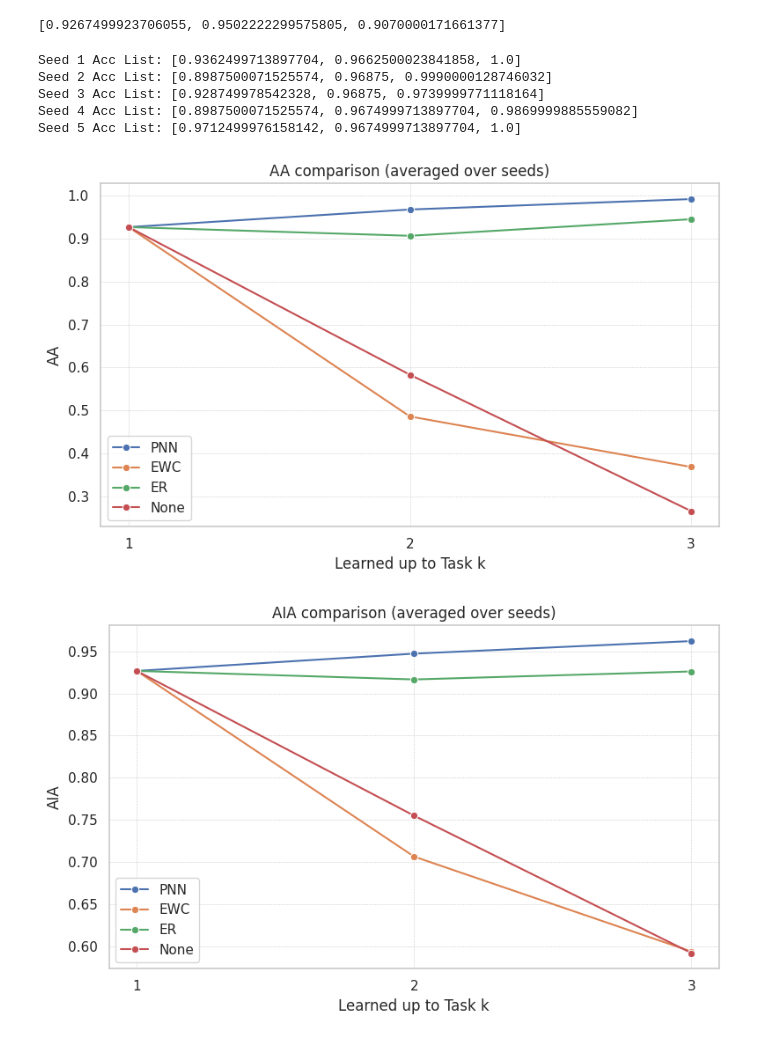
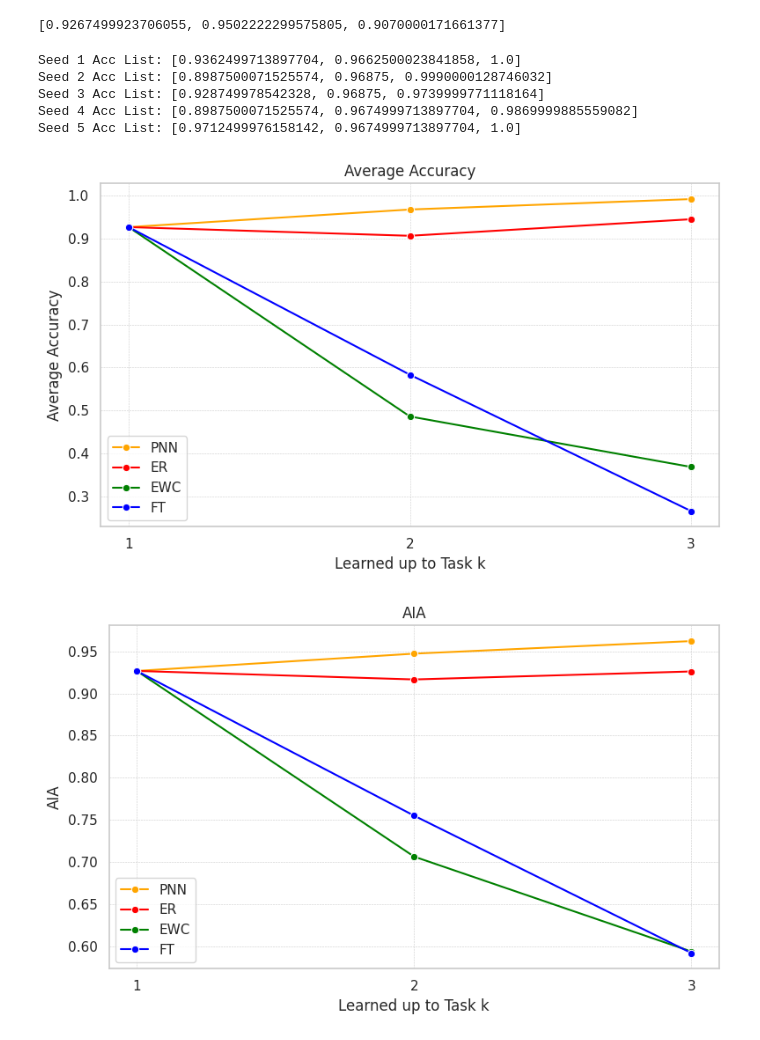
Before and after one commit to yuuharu11/liquid_time-constant_networks, a Jupyter notebook: ipynb/uci-har/cil_all.ipynb, the cells around one changed output. Cells and saved outputs as stored; diff of their text form; code cells hidden in the pictures.

Commit message:
change the title and axis name for slide

```diff
--- a/ipynb/uci-har/cil_all.ipynb
+++ b/ipynb/uci-har/cil_all.ipynb
@@ -209,7 +3,7 @@ import os
 import pandas as pd
 seeds = [1, 2, 3, 4, 5]
 num_tasks = 3
-def make_metrics_none(base_path):
+def make_metrics_fine(base_path):
     accs_per_seed = []
     overall_accs_per_seed = []
 
@@ -480,9 +274,9 @@ import seaborn as sns
 # --- CSVディレクトリパス ---
 csv_dirs = {
     "PNN": "/work/csv/uci-har/cil_each/pnn",
+    "ER": "/work/csv/uci-har/cil_each/er",
     "EWC": "/work/csv/uci-har/cil_each/ewc/lambda50000",
-    "ER": "/work/csv/uci-har/cil_each/er",
-    "None": "/work/csv/uci-har/cil_each/ncp",
+    "FT": "/work/csv/uci-har/cil_each/ncp",
 }
 joint_csv = "/work/csv/uci-har/cil_each/ncp/joint"
 
@@ -517,7 +311,7 @@ def compute_metrics(acc_matrix, joint_acc=None, overall_acc_avg=None):
     for k in range(num_tasks):
         results.append({
             'Task': k+1,
-            'AA': AA_list[k],
+            'Average Accuracy': AA_list[k],
             'AIA': AIA_list[k],
             'FM': fm_list[k],
             'IM': im_list[k],
@@ -548,7 +342,7 @@ def compute_metrics_pnn(acc_matrix, joint_acc=None, overall_acc=None):
     for k in range(num_tasks):
         results.append({
             'Task': k+1,
-            'AA': AA_list[k],
+            'Average Accuracy': AA_list[k],
             'AIA': AIA_list[k],
             'FM': fm_list[k],
             'IM': im_list[k],
@@ -558,6 +352,7 @@ def compute_metrics_pnn(acc_matrix, joint_acc=None, overall_acc=None):
 
 seeds = [1, 2, 3, 4, 5]
 num_tasks = 3
+all_metrics = {}
 # --- ディレクトリ内の全seedを読み込み & 平均化 ---
 for method, dir_path in csv_dirs.items():
     if method == "PNN":
@@ -565,37 +360,51 @@ for method, dir_path in csv_dirs.items():
     elif method == "EWC":
         make_metrics_func = make_metrics_ewc
     elif method == "ER":
         make_metrics_func = lambda p: make_metrics_er(p, 5000, 10)
-    elif method == "None":
-        make_metrics_func = make_metrics_none
+    elif method == "FT":
+        make_metrics_func = make_metrics_fine
     acc_matrix, overall_acc_avg = make_metrics_func(dir_path)
     joint_acc_avg = make_joint_metrics(joint_csv) if os.path.exists(joint_csv) else None
     if method == "PNN":
         df_metrics = compute_metrics_pnn(acc_matrix, joint_acc_avg, overall_acc_avg)
     else:
         df_metrics = compute_metrics(acc_matrix, joint_acc_avg, overall_acc_avg)
     all_metrics[method] = df_metrics
 
 # --- 可視化 ---
 sns.set(style="whitegrid")
-metrics_to_plot = ["AA", "AIA", "FM", "IM", "Overall Acc"]
+metrics_to_plot = ["Average Accuracy", "AIA", "FM", "IM", "Overall Acc"]
+
+color_palette = {
+    "PNN": "orange",
+    "EWC": "green",
+    "ER": "red",
+    "FT": "blue"
+}
 
 for metric in metrics_to_plot:
     plt.figure(figsize=(8,5))
     for method, df_metric in all_metrics.items():
-        sns.lineplot(data=df_metric, x="Task", y=metric, marker="o", label=method)
-    plt.title(f"{metric} comparison (averaged over seeds)")
+        sns.lineplot(
+            data=df_metric,
+            x="Task",
+            y=metric,
+            marker="o",
+            label=method,
+            color=color_palette[method]  # ←ここで直接指定
+        )
+    plt.title(f"{metric}")
     plt.xlabel("Learned up to Task k")
     plt.xticks(range(1, num_tasks+1))
     plt.grid(True, linestyle="--", linewidth=0.4)
     plt.legend()
     plt.tight_layout()
     plt.show()
 # %% [output]
 Seed 1 Acc List: [0.9362499713897704, 0.9662500023841858, 1.0]
 Seed 2 Acc List: [0.8987500071525574, 0.96875, 0.9990000128746032]
 Seed 3 Acc List: [0.928749978542328, 0.96875, 0.9739999771118164]
 Seed 4 Acc List: [0.8987500071525574, 0.9674999713897704, 0.9869999885559082]
 Seed 5 Acc List: [0.9712499976158142, 0.9674999713897704, 1.0]
-[figure, old version]
+[figure, new version]
-[figure, old version]
+[figure, new version]
```
Also changed, not shown: parts of 2 cells of this notebook, 2 other files.
